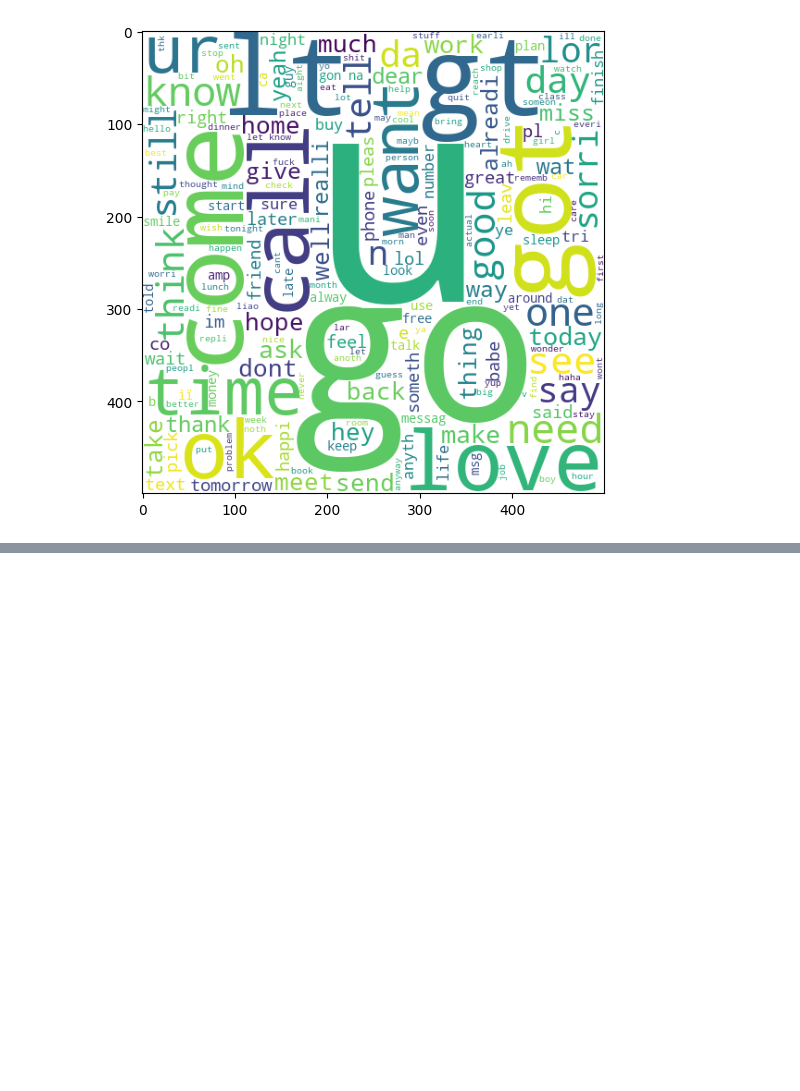
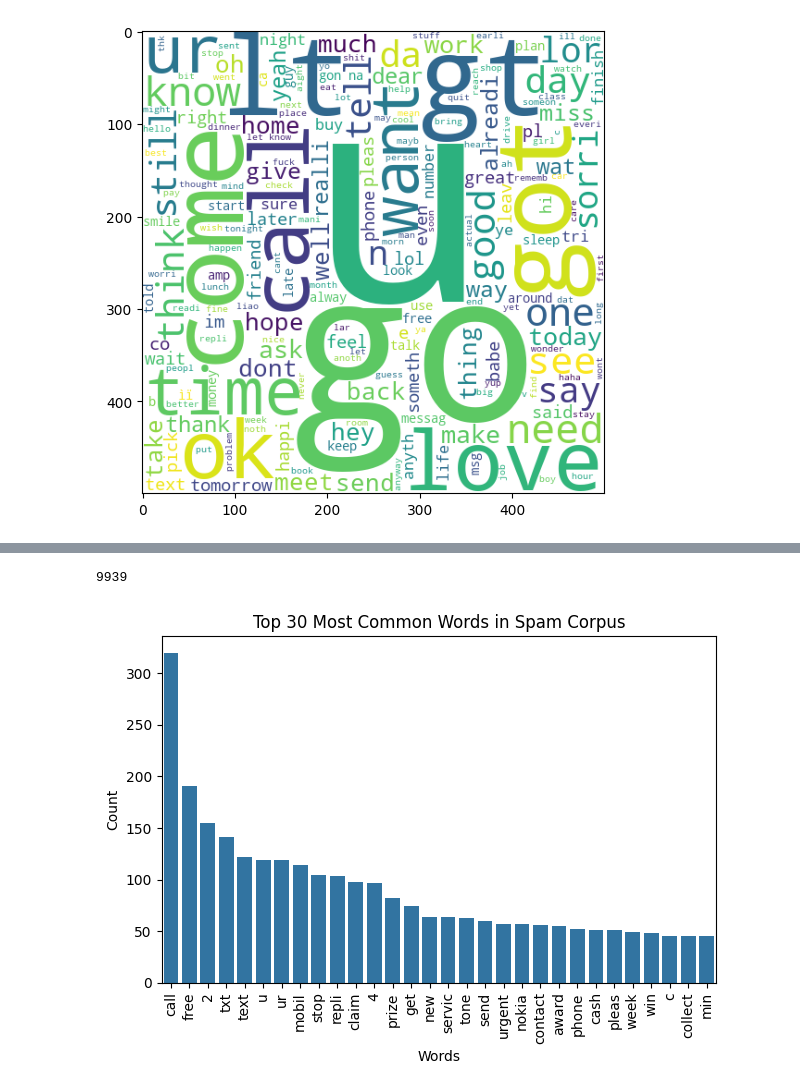
Before and after one commit to afadnan/emailSpamClassification, a Jupyter notebook: spamClassification.ipynb, the cells around one changed output, grey strips where cells are left out. Drawn from its saved outputs; the diff is of its cells as text; code cells hidden in the pictures; blank space fills up the shorter version.

Commit message:
top 30 words of Ham and Spam

```diff
--- a/spamClassification.ipynb
+++ b/spamClassification.ipynb
@@ -527,0 +537,34 @@ plt.imshow(ham_wc)
+# %%
+spam_corpus = []
+for msg in df[df['target'] == 1]['transformed_text'].tolist():
+    for word in msg.split():
+        spam_corpus.append(word)
+# %%
+len(spam_corpus)
+# %% [output]
+9939
+# %%
+from collections import Counter
+import pandas as pd
+import seaborn as sns
+import matplotlib.pyplot as plt
+
+# Assume 'spam_corpus' is a list of words
+# Example: spam_corpus = ['call', 'free', 'win', 'call', 'now', 'prize', 'free', 'call', ...]
+
+# 1. Get the 30 most common words and their counts
+most_common_list = Counter(spam_corpus).most_common(30)
+
+# 2. Create a DataFrame with clear column names
+df_spam = pd.DataFrame(most_common_list, columns=['Word', 'Frequency'])
+
+# 3. Plot using the DataFrame and column names (much cleaner!)
+sns.barplot(x='Word', y='Frequency', data=df_spam)
+plt.xticks(rotation='vertical')
+plt.title('Top 30 Most Common Words in Spam Corpus') # Optional: Add a title
+plt.ylabel("Count") # Optional: Add a y-axis label
+plt.xlabel("Words") # Optional: Add an x-axis label
+plt.tight_layout() # Optional: Adjusts plot to ensure everything fits
+plt.show()
+# %% [output]
+[figure, added]
```
Also changed, not shown: parts of 5 cells of this notebook.
